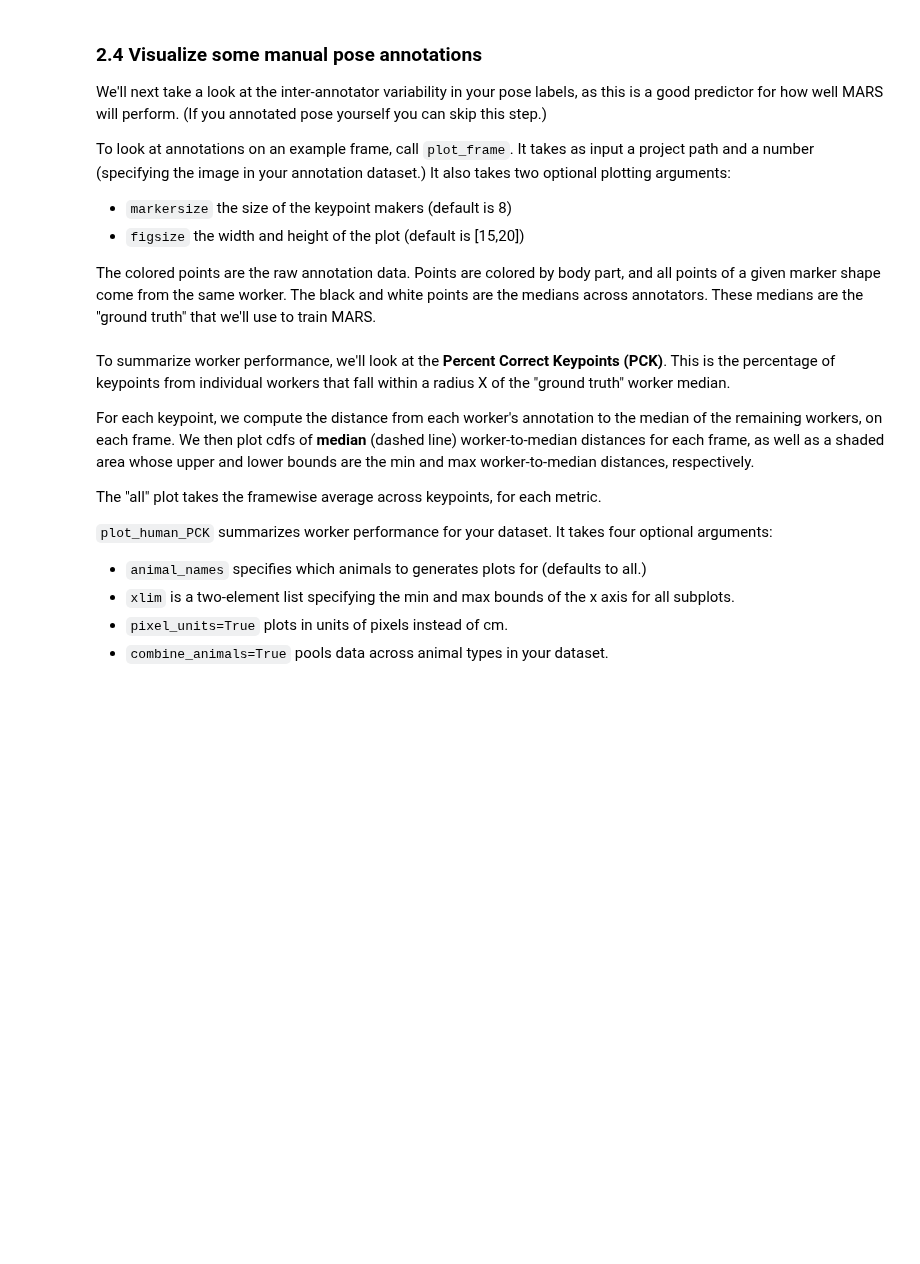
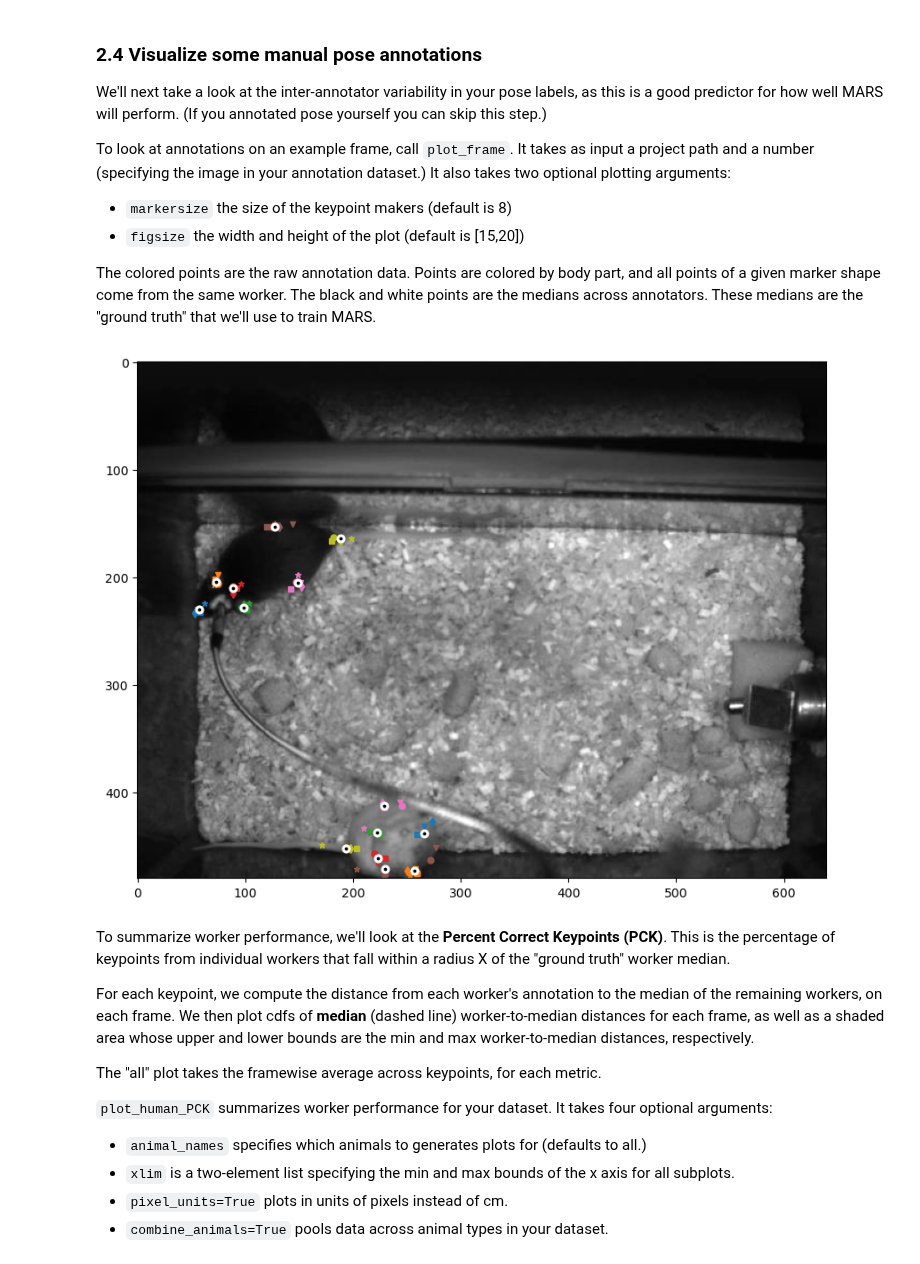
Before and after one commit to neuroethology/MARS_Developer, a Jupyter notebook: MARS_pose_tutorial.ipynb, the cells around one changed output. Saved outputs shown, nothing was run; the diff lists cells and outputs as text; code cells hidden in the pictures; blank space fills up the shorter version.

```diff
--- a/MARS_pose_tutorial.ipynb
+++ b/MARS_pose_tutorial.ipynb
@@ -23,0 +13,14 @@ I couldn't find the location D:
+# %%
+from create_new_project import *
+from os import path
+
+location = '/home/klb807/MARS_project'
+name = 'test'
+
+create_new_project(location, name,
+                   download_MARS_checkpoints=True,
+                   download_demo_data=True)
+
+# we will use this value for the rest of the notebook.
+project_path = path.join(location,name)
+# project_path = '' # use this if you already have a location in mind
@@ -44,5 +49,4 @@ If you already have frames on hand but haven't annotated them, copy those images
 # %%
 from pose_annotation_tools.extract_frames_to_label import *
 
-project_path = 'D:\my_project'
-extract_frames_to_label(project_path, n_frames=5)
+extract_frames_to_label(project_path, n_frames=100)
@@ -61,6 +63,5 @@ This script carries out several steps to create "ground truth" keypoint location
 # %%
 from pose_annotation_tools.annotation_postprocessing import *
 
-project_path = 'D:\my_project'
 annotation_postprocessing(project_path)
 # %% [output]
@@ -81,10 +102,11 @@ The colored points are the raw annotation data. Points are colored by body part,
 # %%
 from pose_annotation_tools.evaluation import *
 
-project_path = 'D:\my_project'
-frame_num = 42  # the frame number to look at in your data
+frame_num = 47  # the frame number to look at in your data
 
 plot_frame(project_path,frame_num, markersize=5, figsize=[10,10])
+# %% [output]
+[figure, added]
 # %% [markdown]
 To summarize worker performance, we'll look at the **Percent Correct Keypoints (PCK)**. This is the percentage of keypoints from individual workers that fall within a radius X of the "ground truth" worker median.
 
```
Also changed, not shown: parts of 8 cells of this notebook, 1 other file.
